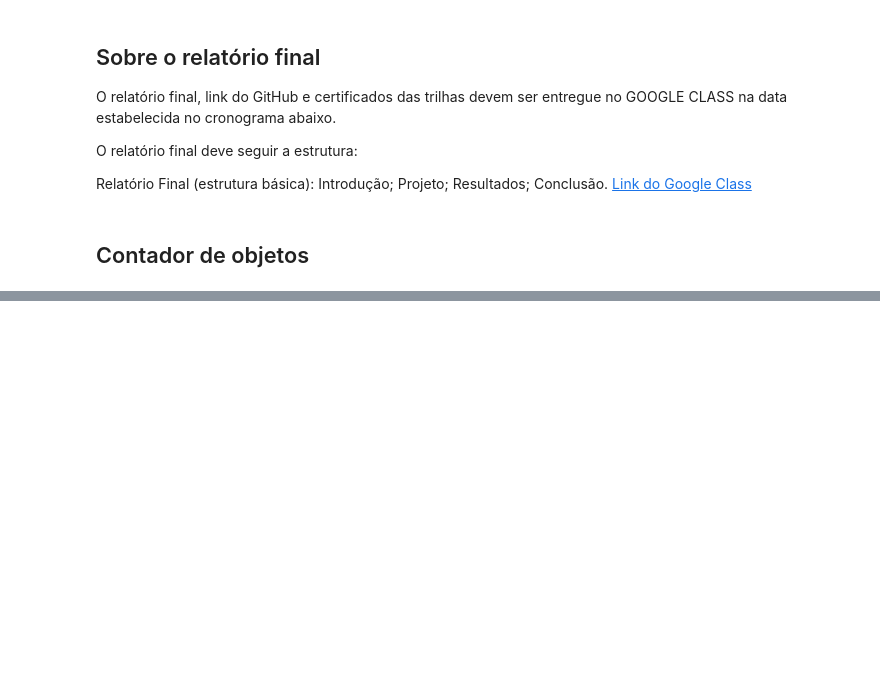
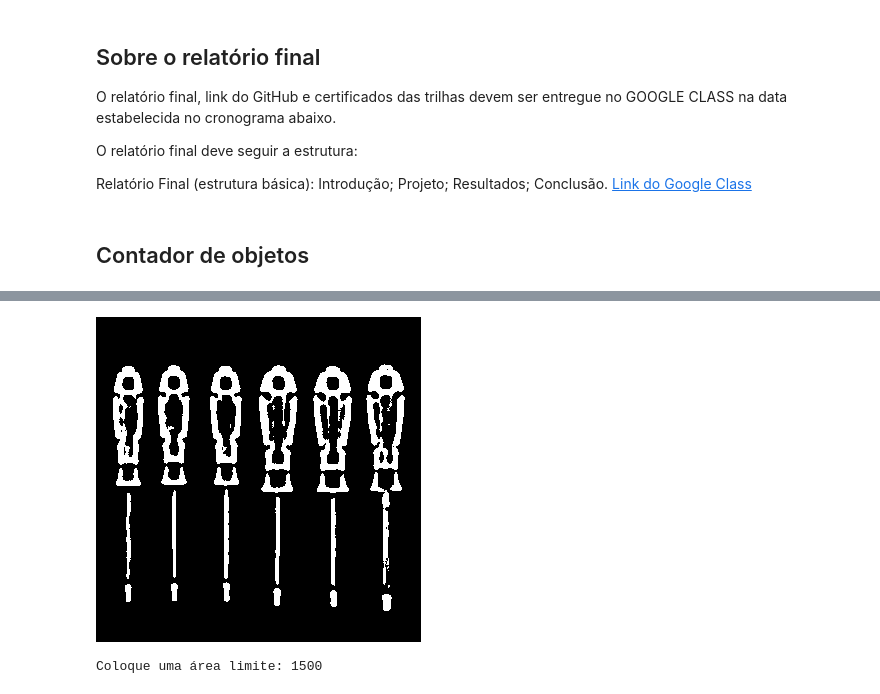
Before and after one commit to ElanDeyan/a3-cg-rv, a Jupyter notebook: A3_CG_E_RV.ipynb, the cells around one changed output, grey strips where cells are left out. Saved outputs shown, nothing was run; the diff lists cells and outputs as text; code cells hidden in the pictures; blank space fills up the shorter version.

```diff
--- a/A3_CG_E_RV.ipynb
+++ b/A3_CG_E_RV.ipynb
@@ -85,0 +99,9 @@ blurred_image = cv2.GaussianBlur(gray_image, (5, 5), 1)
+# %%
+# Adaptive threshold para separar a imagem em 2 planos
+
+threshold = cv2.adaptiveThreshold(blurred_image, 255, cv2.ADAPTIVE_THRESH_GAUSSIAN_C,
+                                  cv2.THRESH_BINARY_INV, 17, 4)
+
+cv2_imshow(threshold)
+# %% [output]
+[figure, added]
@@ -86,4 +111,5 @@ blurred_image = cv2.GaussianBlur(gray_image, (5, 5), 1)
 # %%
-# Filtra contornos
-Altura, Largura, _ = original_image.shape
+# Define área limite para a área dos contornos a serem filtrados
 AREA_LIMIT = int(input("Coloque uma área limite: "))
+# %% [output]
+Coloque uma área limite: 1500
```
Also changed, not shown: parts of 11 cells of this notebook.
